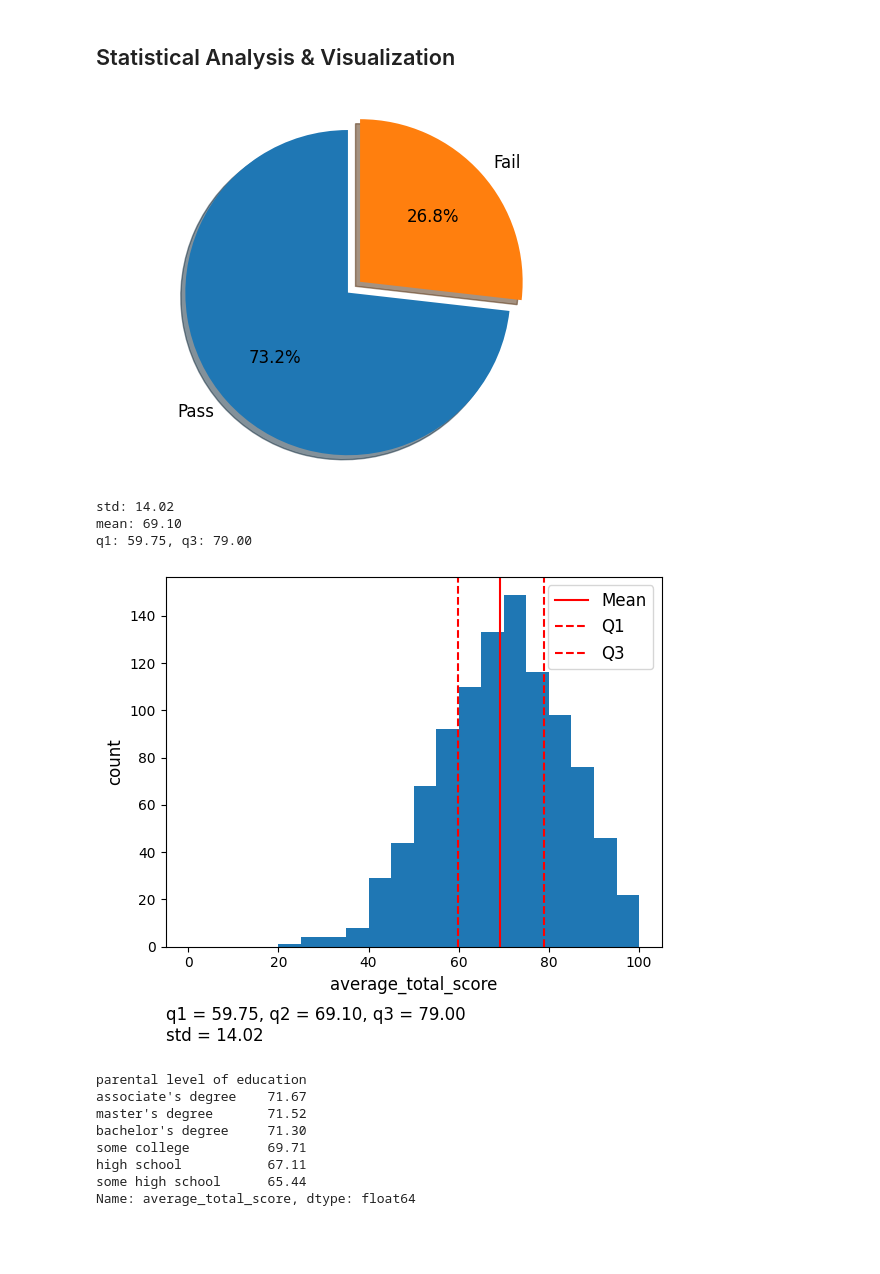
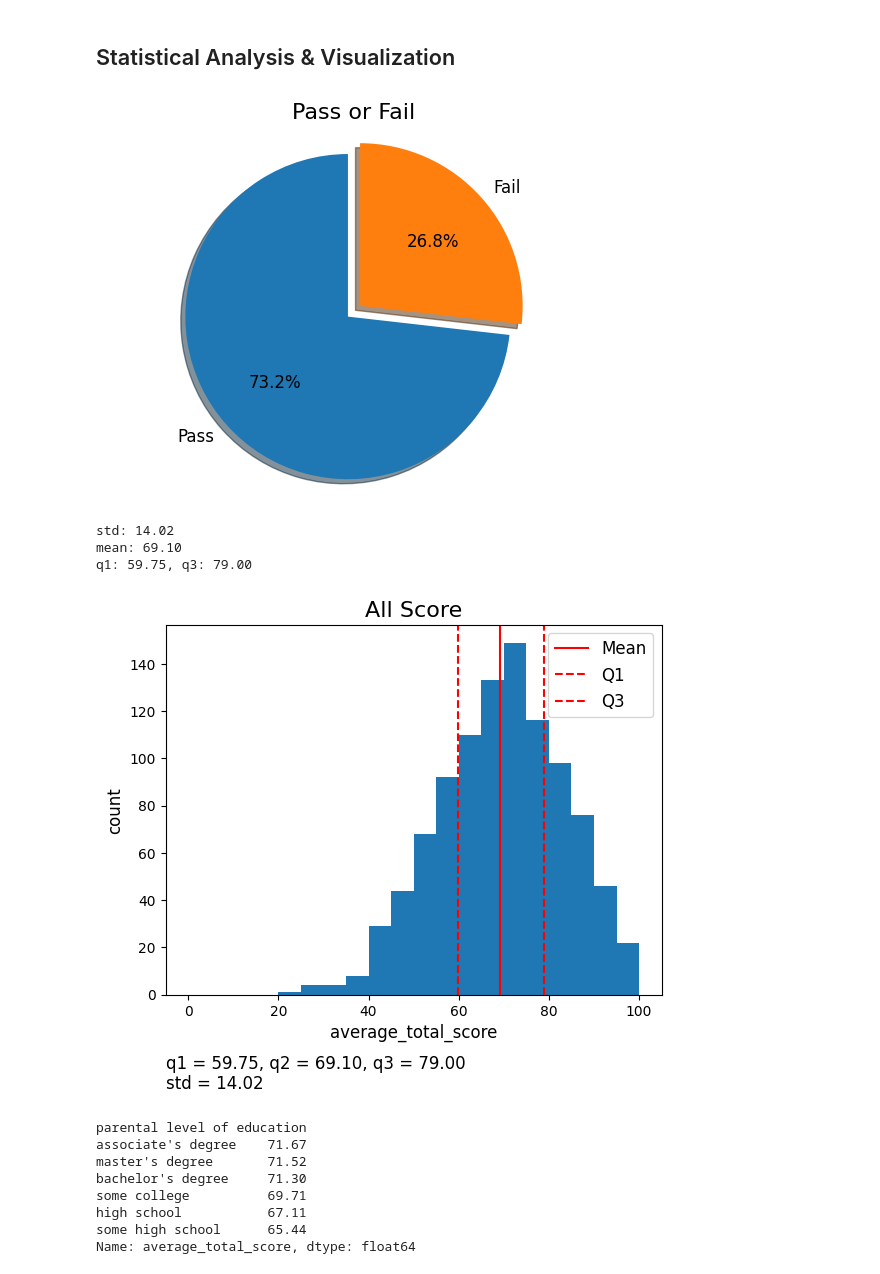
Before and after one commit to guozhuyin/112NetworkLearningTechnology, a Jupyter notebook: EducationalDataMiningUsingPython/finalProject231230.ipynb, the cells around one changed output. Drawn from its saved outputs; the diff is of its cells as text; code cells hidden in the pictures; blank space fills up the shorter version.

```diff
--- a/EducationalDataMiningUsingPython/finalProject231230.ipynb
+++ b/EducationalDataMiningUsingPython/finalProject231230.ipynb
@@ -117,13 +118,14 @@ Fail count:  268
 # %%
 # draw figure between pass and fail
 lables = ['Pass', 'Fail']
 sizes = [pass_count, fail_count]
 explode = (0.1, 0)
 plt.pie(sizes, explode=explode, labels=lables, autopct='%1.1f%%', shadow=True, startangle=90, textprops={'fontsize': 12})
+plt.title('Pass or Fail', fontsize=16)
 plt.axis('equal')
 plt.show()
 # %% [output]
-[figure, old version]
+[figure, new version]
 # %%
 # analyze average_total_score std, mean, 4 quartiles
 mean_atscore = df['average_total_score'].mean()
@@ -138,6 +140,7 @@ plt.axvline(mean_atscore, color='r', linestyle='-')
 plt.axvline(q1_atscore, color='r', linestyle='--')
 plt.axvline(q3_atscore, color='r', linestyle='--')
 plt.legend({'Mean':mean_atscore, 'Q1':q1_atscore, 'Q3':q3_atscore}, fontsize=12)
+plt.title('All Score', fontsize=16)
 plt.text(-5, -40, f'q1 = {q1_atscore:.2f}, q2 = {mean_atscore:.2f}, q3 = {q3_atscore:.2f}\nstd = {std_atscore:.2f}', fontsize=12)
 plt.xlabel('average_total_score', fontsize=12)
 plt.ylabel('count', fontsize=12)
@@ -146,7 +149,7 @@ plt.show()
 std: 14.02
 mean: 69.10
 q1: 59.75, q3: 79.00
-[figure, old version]
+[figure, new version]
 # %%
 # Calculate the mean average_total_score for each parental level of education
 mean_scores = df.groupby("parental level of education")["average_total_score"].mean().round(2)
```
Also changed, not shown: parts of 8 cells of this notebook.
